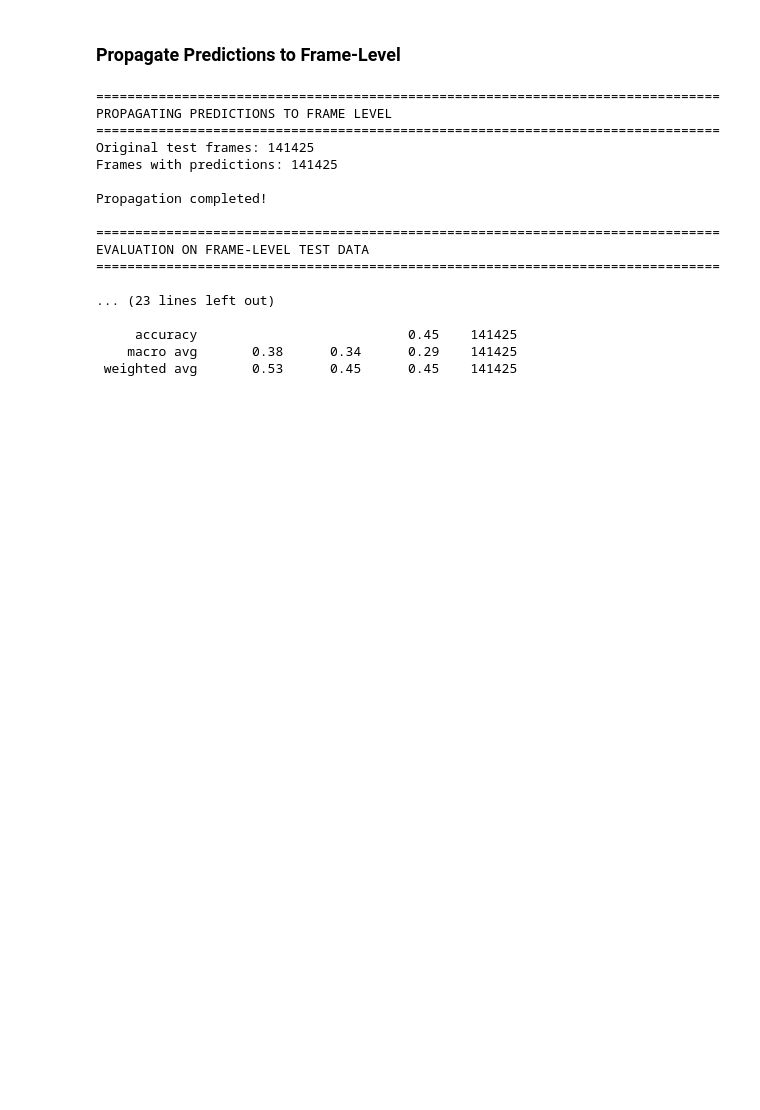
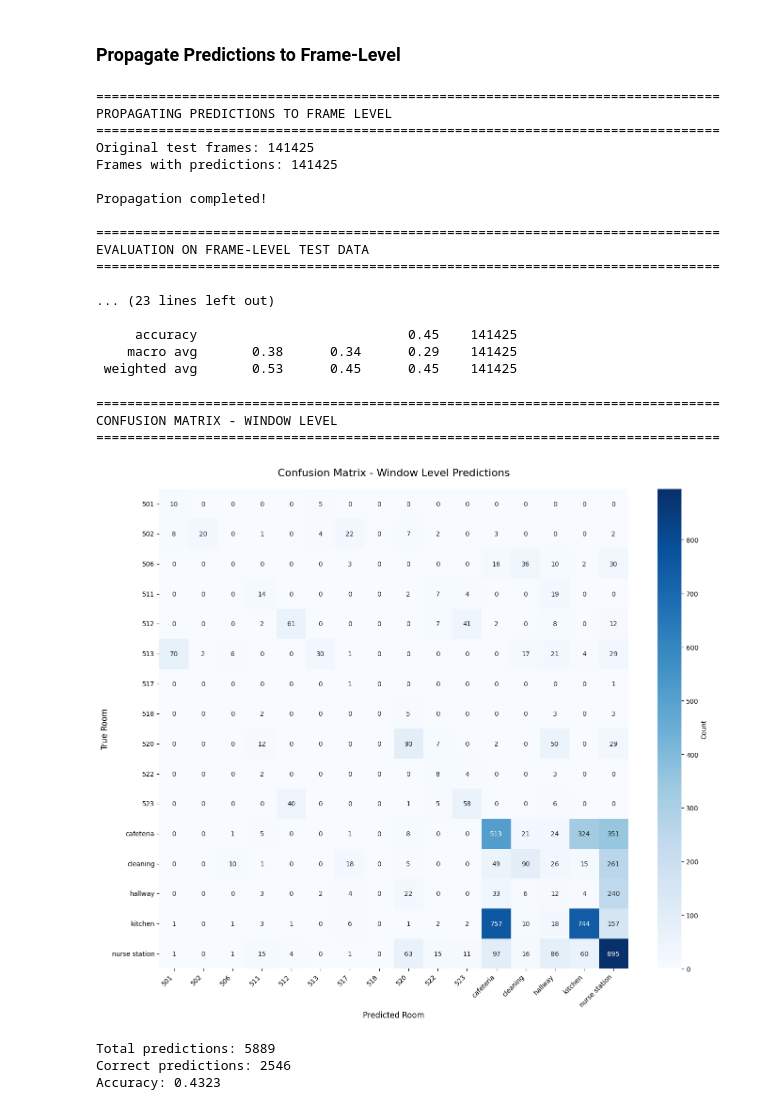
Before and after one commit to minhtrietcancode/abc-challenge-2026-location-classification, a Jupyter notebook: model/approach_5/fixed_pipeline.ipynb, the cells around one changed output. Saved outputs shown, nothing was run; the diff lists cells and outputs as text; code cells hidden in the pictures; blank space fills up the shorter version.

Commit message:
update: generate confusion matrix for approach 5

```diff
--- a/model/approach_5/fixed_pipeline.ipynb
+++ b/model/approach_5/fixed_pipeline.ipynb
@@ -653,0 +663,42 @@ EVALUATION ON FRAME-LEVEL TEST DATA
+# %%
+# Confusion Matrix for WINDOW-LEVEL Predictions
+print("=" * 80)
+print("CONFUSION MATRIX - WINDOW LEVEL")
+print("=" * 80)
+
+# Get the 16 classes (sorted for consistent ordering)
+classes = sorted(train_df['room'].unique())
+
+# Compute confusion matrix
+cm_window = confusion_matrix(y_test, y_pred_windowed, labels=classes)
+
+# Create figure
+plt.figure(figsize=(14, 12))
+sns.heatmap(cm_window,
+            annot=True,
+            fmt='d',
+            cmap='Blues',
+            xticklabels=classes,
+            yticklabels=classes,
+            cbar_kws={'label': 'Count'})
+
+plt.title('Confusion Matrix - Window Level Predictions', fontsize=16, pad=20)
+plt.xlabel('Predicted Room', fontsize=12)
+plt.ylabel('True Room', fontsize=12)
+plt.xticks(rotation=45, ha='right')
+plt.yticks(rotation=0)
+plt.tight_layout()
+plt.show()
+
+# Print summary statistics
+print(f"\nTotal predictions: {cm_window.sum()}")
+print(f"Correct predictions: {np.trace(cm_window)}")
+print(f"Accuracy: {np.trace(cm_window) / cm_window.sum():.4f}")
+# %% [output]
+================================================================================
+CONFUSION MATRIX - WINDOW LEVEL
+================================================================================
+[figure, added]
+Total predictions: 5889
+Correct predictions: 2546
+Accuracy: 0.4323
```
Also changed, not shown: parts of 2 cells of this notebook.
